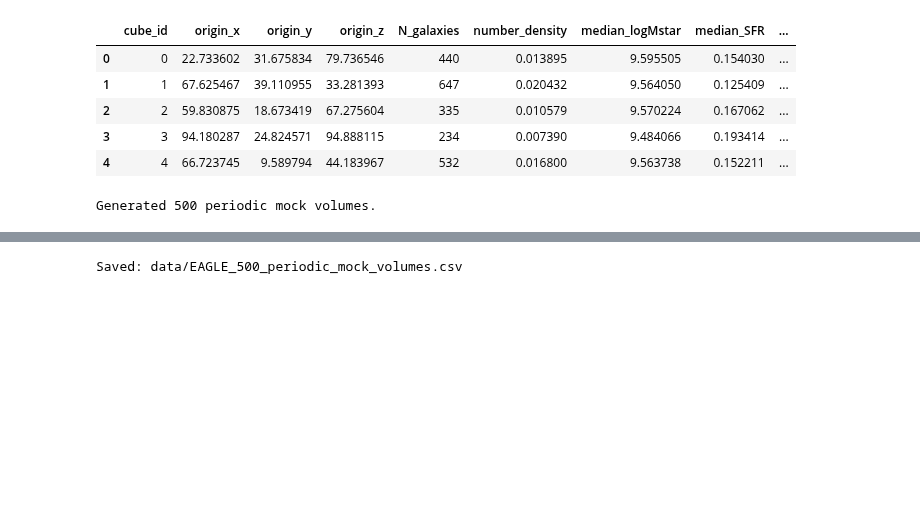
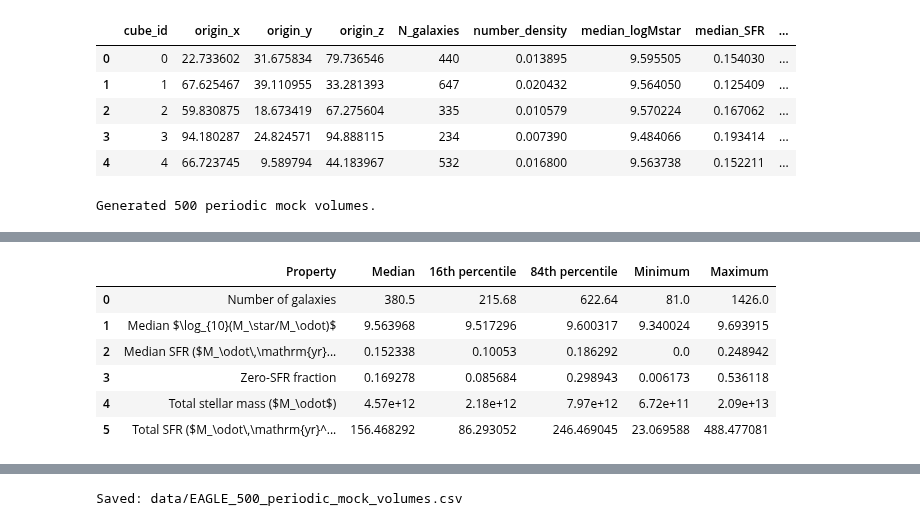
Before and after one commit to saatour/GW170817, a Jupyter notebook: 20261013_EAGLE_simulation_analysis_Chapter6.ipynb, the cells around one changed output, grey strips where cells are left out. Drawn from its saved outputs; the diff is of its cells as text; code cells hidden in the pictures; blank space fills up the shorter version.

```diff
--- a/20261013_EAGLE_simulation_analysis_Chapter6.ipynb
+++ b/20261013_EAGLE_simulation_analysis_Chapter6.ipynb
@@ -1156,0 +1218,19 @@ Generated 500 periodic mock volumes.
+# %%
+summary_display = summary_for_writeup.copy()
+
+summary_display.loc[0, summary_display.columns[1:]] = summary_display.loc[0, summary_display.columns[1:]].round(0)
+summary_display.loc[1, summary_display.columns[1:]] = summary_display.loc[1, summary_display.columns[1:]].round(3)
+summary_display.loc[2, summary_display.columns[1:]] = summary_display.loc[2, summary_display.columns[1:]].round(3)
+summary_display.loc[3, summary_display.columns[1:]] = summary_display.loc[3, summary_display.columns[1:]].round(3)
+summary_display.loc[4, summary_display.columns[1:]] = summary_display.loc[4, summary_display.columns[1:]].map(lambda x: f"{x:.2e}")
+summary_display.loc[5, summary_display.columns[1:]] = summary_display.loc[5, summary_display.columns[1:]].round(2)
+
+display(summary_display)
+# %% [output]
+|  | Property | Median | 16th percentile | 84th percentile | Minimum | Maximum |
+| 0 | Number of galaxies | 380.5 | 215.68 | 622.64 | 81.0 | 1426.0 |
+| 1 | Median $\log_{10}(M_\star/M_\odot)$ | 9.563968 | 9.517296 | 9.600317 | 9.340024 | 9.693915 |
+| 2 | Median SFR ($M_\odot\,\mathrm{yr}... | 0.152338 | 0.10053 | 0.186292 | 0.0 | 0.248942 |
+| 3 | Zero-SFR fraction | 0.169278 | 0.085684 | 0.298943 | 0.006173 | 0.536118 |
+| 4 | Total stellar mass ($M_\odot$) | 4.57e+12 | 2.18e+12 | 7.97e+12 | 6.72e+11 | 2.09e+13 |
+| 5 | Total SFR ($M_\odot\,\mathrm{yr}^... | 156.468292 | 86.293052 | 246.469045 | 23.069588 | 488.477081 |
```
Also changed, not shown: parts of 7 cells of this notebook.
